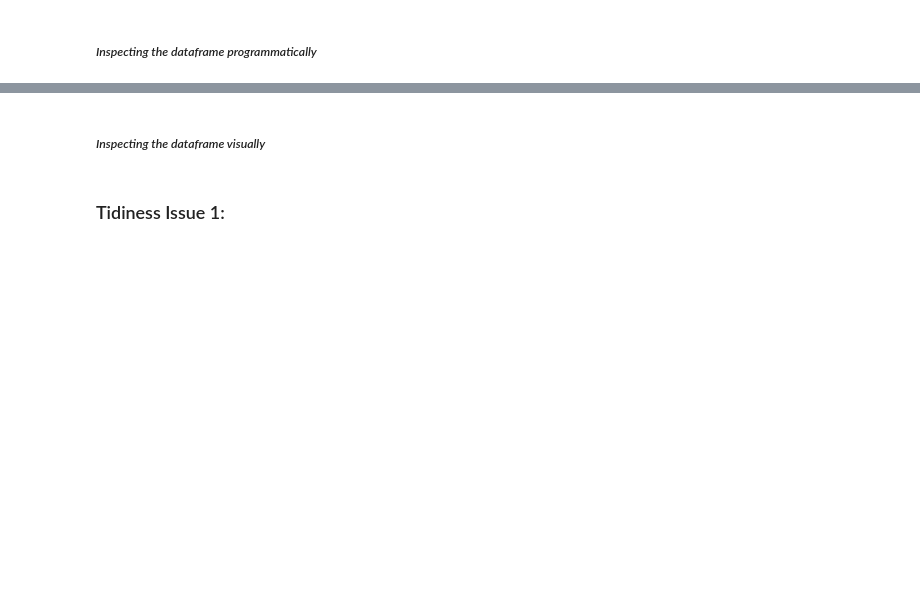
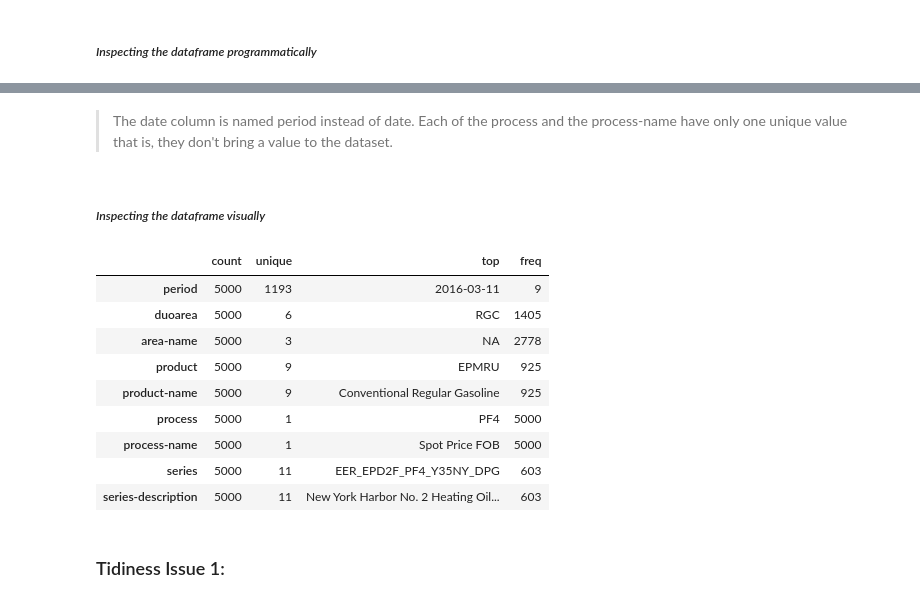
Before and after one commit to sondosaabed/Oil-vs-BigTech-stock-investigation, a Jupyter notebook: oil-bigTechCompanies-investigation.ipynb, the cells around one changed output, grey strips where cells are left out. Cells and saved outputs as stored; diff of their text form; code cells hidden in the pictures; blank space fills up the shorter version.

```diff
--- a/oil-bigTechCompanies-investigation.ipynb
+++ b/oil-bigTechCompanies-investigation.ipynb
@@ -338,5 +421,20 @@ dtype: object
+# %% [markdown]
+> The date column is named period instead of date. Each of the process and the process-name have only one unique value that is, they don't bring a value to the dataset.
 # %% [markdown]
 ##### *Inspecting the dataframe visually*
+# %%
+oil_data.describe().T
+# %% [output]
+|  | count | unique | top | freq |
+| period | 5000 | 1193 | 2016-03-11 | 9 |
+| duoarea | 5000 | 6 | RGC | 1405 |
+| area-name | 5000 | 3 | NA | 2778 |
+| product | 5000 | 9 | EPMRU | 925 |
+| product-name | 5000 | 9 | Conventional Regular Gasoline | 925 |
+| process | 5000 | 1 | PF4 | 5000 |
+| process-name | 5000 | 1 | Spot Price FOB | 5000 |
+| series | 5000 | 11 | EER_EPD2F_PF4_Y35NY_DPG | 603 |
+| series-description | 5000 | 11 | New York Harbor No. 2 Heating Oil... | 603 |
 # %% [markdown]
 ### Tidiness Issue 1:
 # %% [markdown]
```
Also changed, not shown: parts of 27 cells of this notebook.
